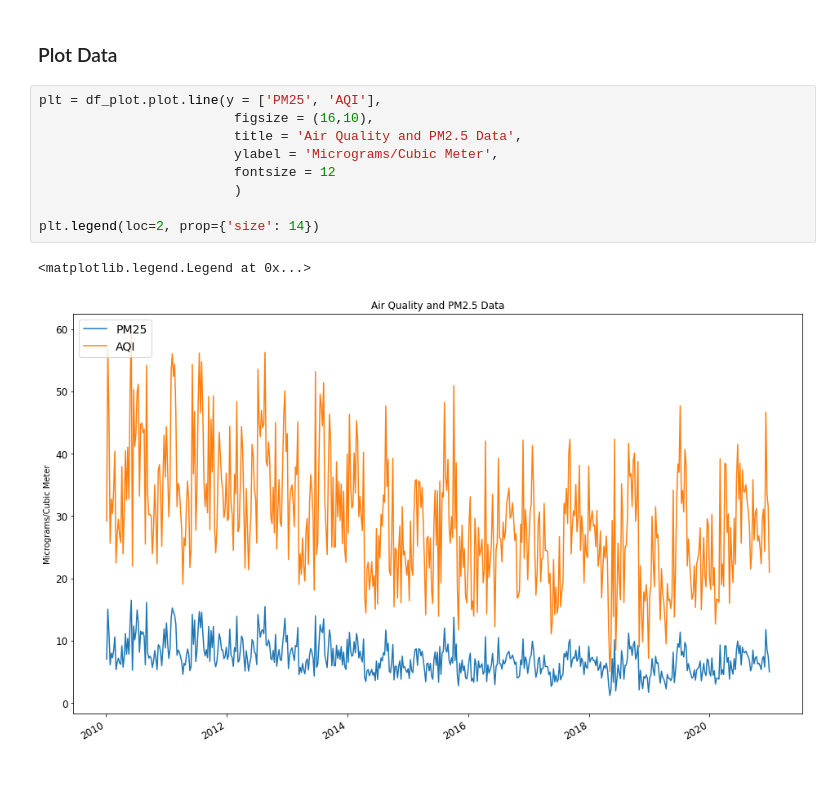
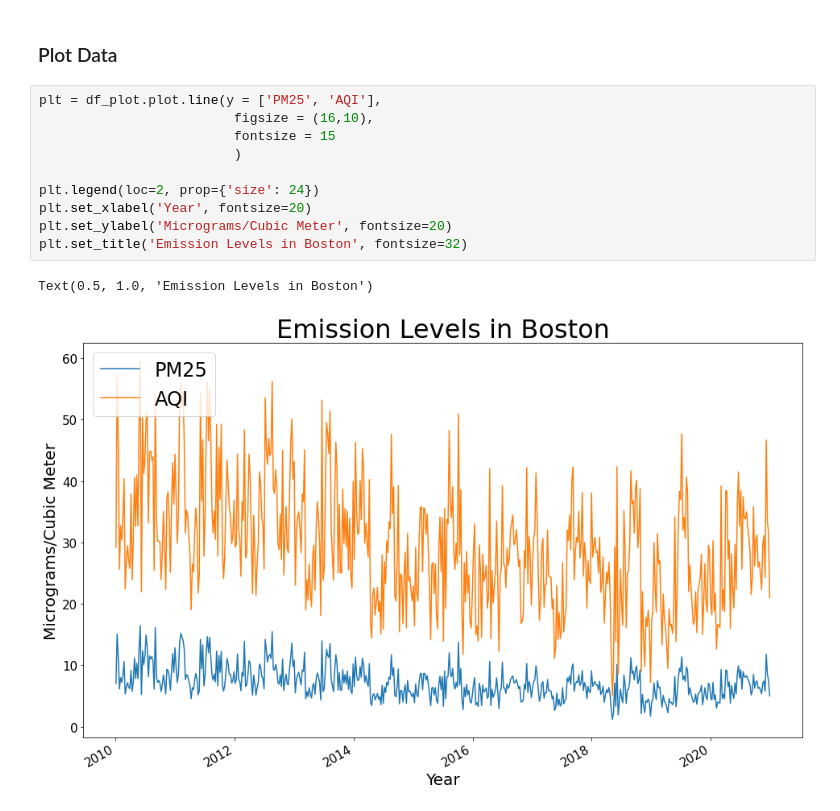
Before and after one commit to trevorb1/ECON860, a Jupyter notebook: scripts/PollutionDataProcessing.ipynb, the cells around one changed output. Saved outputs shown, nothing was run; the diff lists cells and outputs as text; blank space fills up the shorter version.

```diff
--- a/scripts/PollutionDataProcessing.ipynb
+++ b/scripts/PollutionDataProcessing.ipynb
@@ -147,15 +145,16 @@ df_plot = df_plot.set_index(indexValues)
 # %%
 plt = df_plot.plot.line(y = ['PM25', 'AQI'],
                          figsize = (16,10),
-                         title = 'Air Quality and PM2.5 Data',
-                         ylabel = 'Micrograms/Cubic Meter',
-                         fontsize = 12
+                         fontsize = 15
                          )
 
-plt.legend(loc=2, prop={'size': 14})
+plt.legend(loc=2, prop={'size': 24})
+plt.set_xlabel('Year', fontsize=20)
+plt.set_ylabel('Micrograms/Cubic Meter', fontsize=20)
+plt.set_title('Emission Levels in Boston', fontsize=32)
 # %% [output]
-<matplotlib.legend.Legend at 0x...>
+Text(0.5, 1.0, 'Emission Levels in Boston')
-[figure, old version]
+[figure, new version]
 # %%
 df_plot.tail(20)
 # %% [output]
```
Also changed, not shown: parts of 2 cells of this notebook, 5 other files.
